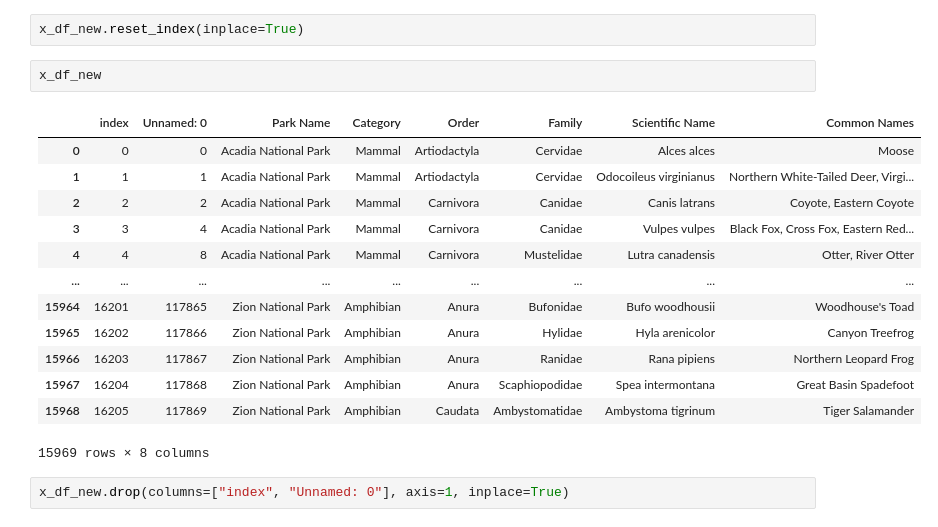
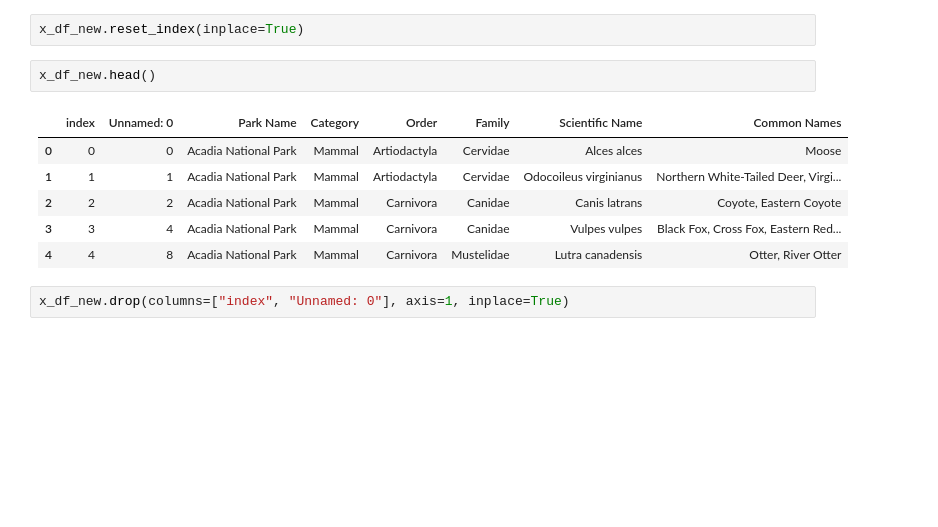
Before and after one commit to adriana-icasiano/National_Parks_Information_Tool, a Jupyter notebook: Park_Species_Data.ipynb, the cells around one changed output. Cells and saved outputs as stored; diff of their text form; blank space fills up the shorter version.

```diff
--- a/Park_Species_Data.ipynb
+++ b/Park_Species_Data.ipynb
@@ -167,21 +161,14 @@ x_df_new
 # %%
 x_df_new.reset_index(inplace=True)
 # %%
-x_df_new
+x_df_new.head()
 # %% [output]
 |  | index | Unnamed: 0 | Park Name | Category | Order | Family | Scientific Name | Common Names |
 | 0 | 0 | 0 | Acadia National Park | Mammal | Artiodactyla | Cervidae | Alces alces | Moose |
 | 1 | 1 | 1 | Acadia National Park | Mammal | Artiodactyla | Cervidae | Odocoileus virginianus | Northern White-Tailed Deer, Virgi... |
 | 2 | 2 | 2 | Acadia National Park | Mammal | Carnivora | Canidae | Canis latrans | Coyote, Eastern Coyote |
 | 3 | 3 | 4 | Acadia National Park | Mammal | Carnivora | Canidae | Vulpes vulpes | Black Fox, Cross Fox, Eastern Red... |
 | 4 | 4 | 8 | Acadia National Park | Mammal | Carnivora | Mustelidae | Lutra canadensis | Otter, River Otter |
-| ... | ... | ... | ... | ... | ... | ... | ... | ... |
-| 15964 | 16201 | 117865 | Zion National Park | Amphibian | Anura | Bufonidae | Bufo woodhousii | Woodhouse's Toad |
-| 15965 | 16202 | 117866 | Zion National Park | Amphibian | Anura | Hylidae | Hyla arenicolor | Canyon Treefrog |
-| 15966 | 16203 | 117867 | Zion National Park | Amphibian | Anura | Ranidae | Rana pipiens | Northern Leopard Frog |
-| 15967 | 16204 | 117868 | Zion National Park | Amphibian | Anura | Scaphiopodidae | Spea intermontana | Great Basin Spadefoot |
-| 15968 | 16205 | 117869 | Zion National Park | Amphibian | Caudata | Ambystomatidae | Ambystoma tigrinum | Tiger Salamander |
-15969 rows × 8 columns
 # %%
 x_df_new.drop(columns=["index", "Unnamed: 0"], axis=1, inplace=True)
 # %% [output]
```
Also changed, not shown: parts of 44 cells of this notebook.
